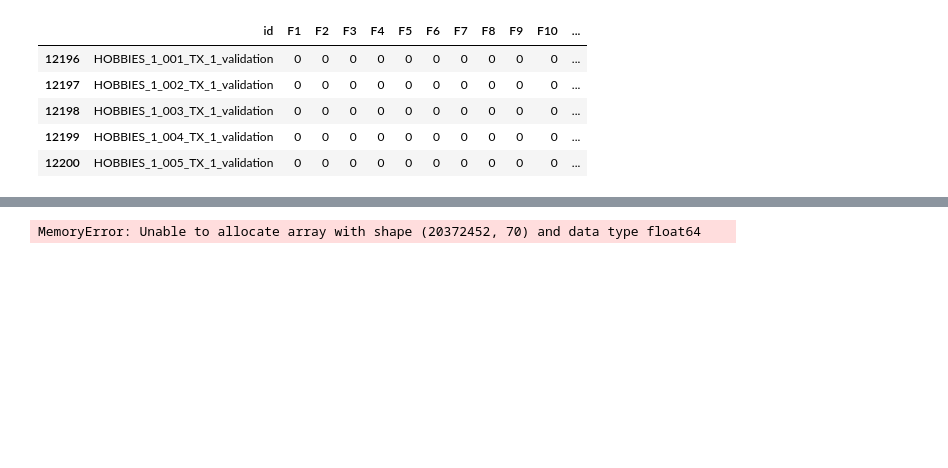
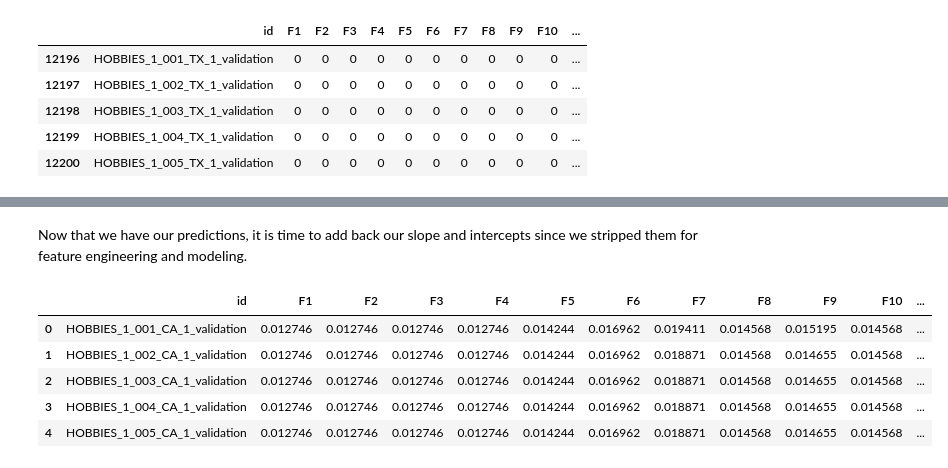
Before and after one commit to Luke-Gray/M5-Accuracy, a Jupyter notebook: LGB Modeling.ipynb, the cells around one changed output, grey strips where cells are left out. Saved outputs shown, nothing was run; the diff lists cells and outputs as text; code cells hidden in the pictures; blank space fills up the shorter version.

```diff
--- a/LGB Modeling.ipynb
+++ b/LGB Modeling.ipynb
@@ -388,7 +145,0 @@ features = [col for col in train.columns if col not in
-# %%
-# run model with asymmetric loss function
-x_val, test = run_lgb(train, features, custom_asymmetric_train, custom_asymmetric_valid)
-# predict test
-predict(test, submission)
-# %% [output]
-MemoryError: Unable to allocate array with shape (20372452, 70) and data type float64
@@ -394,0 +164,12 @@ MemoryError: Unable to allocate array with shape (20372452, 70) and data type fl
+# %% [markdown]
+Now that we have our predictions, it is time to add back our slope and intercepts since we stripped them for feature engineering and modeling.
+# %%
+final = pd.read_csv('submission.csv')
+final.head()
+# %% [output]
+|  | id | F1 | F2 | F3 | F4 | F5 | F6 | F7 | F8 | F9 | F10 | ... |
+| 0 | HOBBIES_1_001_CA_1_validation | 0.012746 | 0.012746 | 0.012746 | 0.012746 | 0.014244 | 0.016962 | 0.019411 | 0.014568 | 0.015195 | 0.014568 | ... |
+| 1 | HOBBIES_1_002_CA_1_validation | 0.012746 | 0.012746 | 0.012746 | 0.012746 | 0.014244 | 0.016962 | 0.018871 | 0.014568 | 0.014655 | 0.014568 | ... |
+| 2 | HOBBIES_1_003_CA_1_validation | 0.012746 | 0.012746 | 0.012746 | 0.012746 | 0.014244 | 0.016962 | 0.018871 | 0.014568 | 0.014655 | 0.014568 | ... |
+| 3 | HOBBIES_1_004_CA_1_validation | 0.012746 | 0.012746 | 0.012746 | 0.012746 | 0.014244 | 0.016962 | 0.018871 | 0.014568 | 0.014655 | 0.014568 | ... |
+| 4 | HOBBIES_1_005_CA_1_validation | 0.012746 | 0.012746 | 0.012746 | 0.012746 | 0.014244 | 0.016962 | 0.018871 | 0.014568 | 0.014655 | 0.014568 | ... |
```
Also changed, not shown: parts of 30 cells of this notebook.
